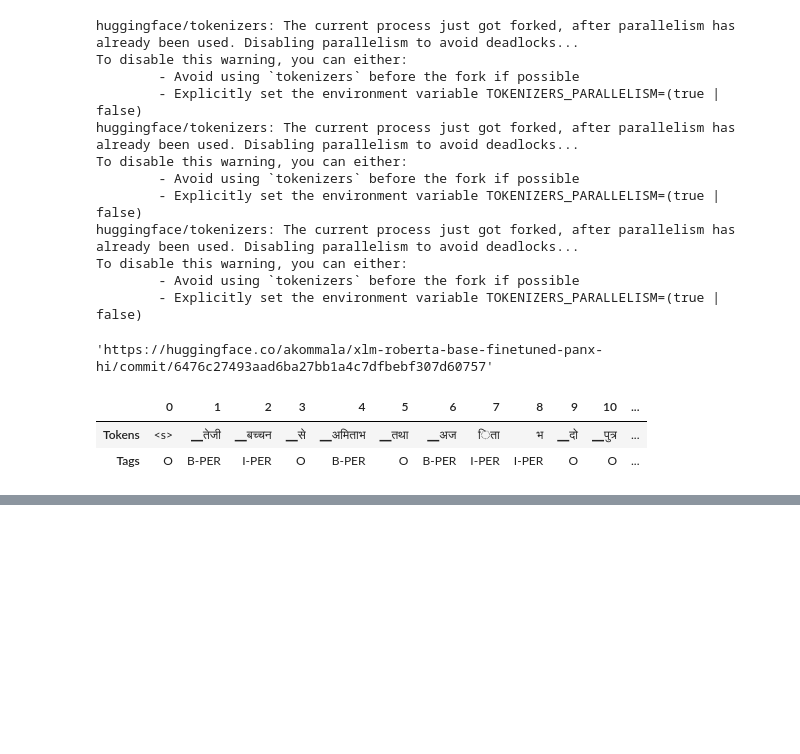
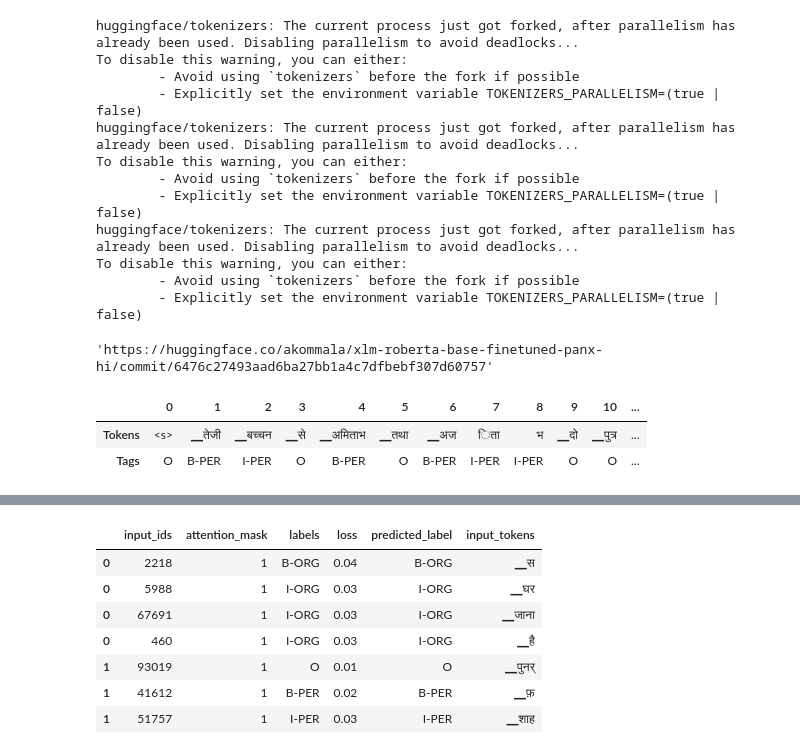
Before and after one commit to the-neural-networker/nlp-with-transformers, a Jupyter notebook: multi-lingual-language-recognition.ipynb, the cells around one changed output, grey strips where cells are left out. Cells and saved outputs as stored; diff of their text form; code cells hidden in the pictures; blank space fills up the shorter version.

```diff
--- a/multi-lingual-language-recognition.ipynb
+++ b/multi-lingual-language-recognition.ipynb
@@ -500,0 +551,14 @@ tag_text(text_hi, tags, trainer.model, xlmr_tokenizer)
+# %%
+df_tokens = df.apply(pd.Series.explode)
+df_tokens = df_tokens.query("labels != 'IGN'")
+df_tokens["loss"] = df_tokens["loss"].astype(float).round(2)
+df_tokens.head(7)
+# %% [output]
+|  | input_ids | attention_mask | labels | loss | predicted_label | input_tokens |
+| 0 | 2218 | 1 | B-ORG | 0.04 | B-ORG | ▁स |
+| 0 | 5988 | 1 | I-ORG | 0.03 | I-ORG | ▁घर |
+| 0 | 67691 | 1 | I-ORG | 0.03 | I-ORG | ▁जाना |
+| 0 | 460 | 1 | I-ORG | 0.03 | I-ORG | ▁है |
+| 1 | 93019 | 1 | O | 0.01 | O | ▁पुनर् |
+| 1 | 41612 | 1 | B-PER | 0.02 | B-PER | ▁फ़ |
+| 1 | 51757 | 1 | I-PER | 0.03 | I-PER | ▁शाह |
```
Also changed, not shown: parts of 7 cells of this notebook.
